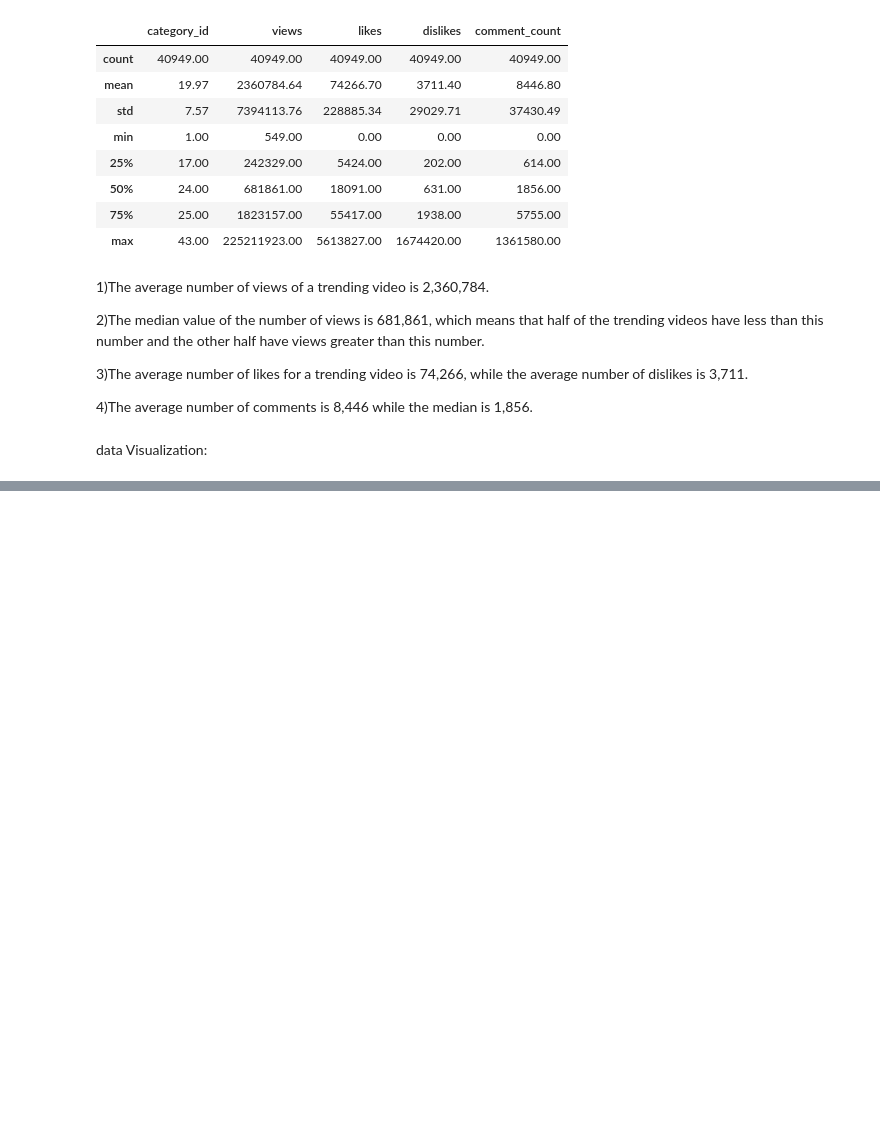
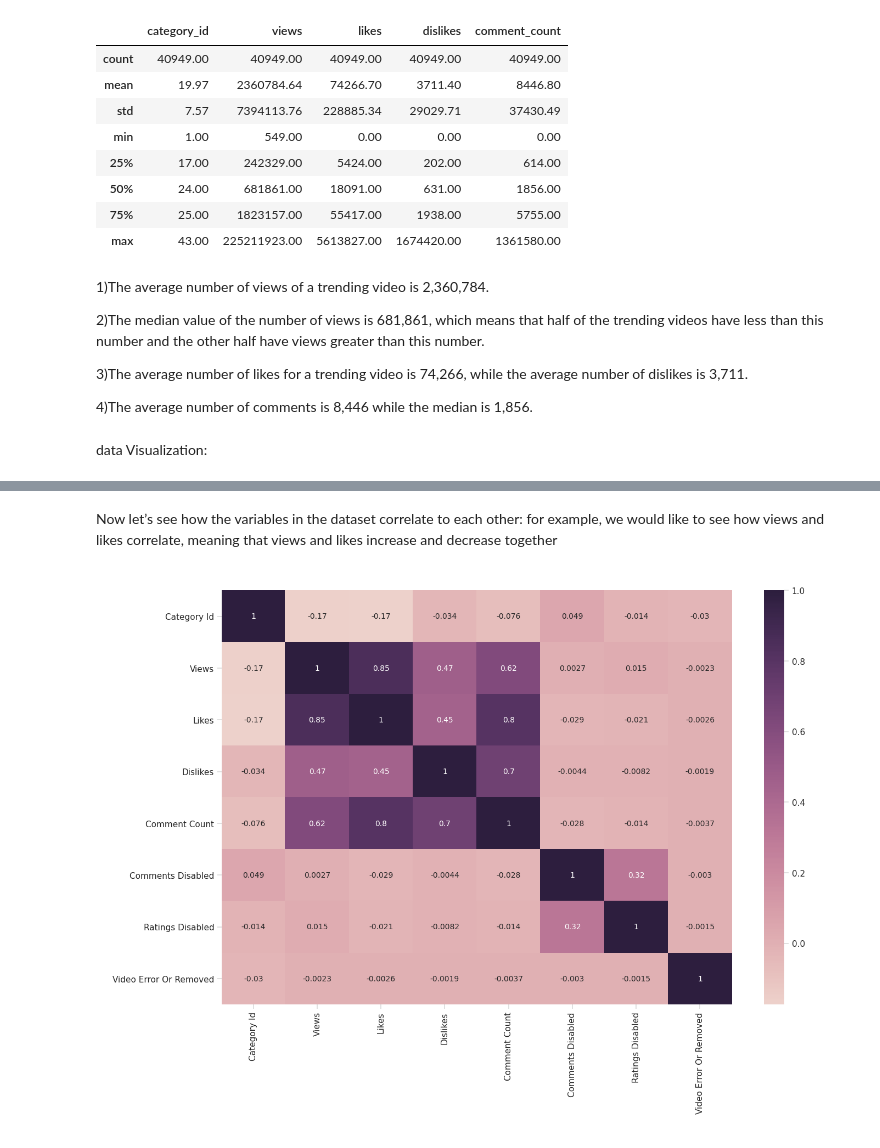
Before and after one commit to pradnyasangoram/Data-Analysis-of-YouTube-Videos, a Jupyter notebook: YouTubeTrendingVideos.ipynb, the cells around one changed output, grey strips where cells are left out. Drawn from its saved outputs; the diff is of its cells as text; code cells hidden in the pictures; blank space fills up the shorter version.

```diff
--- a/YouTubeTrendingVideos.ipynb
+++ b/YouTubeTrendingVideos.ipynb
@@ -99,0 +117,10 @@ findfont: Font family ['Arial'] not found. Falling back to DejaVu Sans.
+# %% [markdown]
+Now let’s see how the variables in the dataset correlate to each other: for example, we would like to see how views and likes correlate, meaning that views and likes increase and decrease together
+# %%
+h_labels = [x.replace('_', ' ').title() for x in
+            list(df.select_dtypes(include=['number', 'bool']).columns.values)]
+
+fig, ax = plt.subplots(figsize=(15,10))
+_ = sns.heatmap(df.corr(), annot=True, xticklabels=h_labels, yticklabels=h_labels, cmap=sns.cubehelix_palette(as_cmap=True), ax=ax)
+# %% [output]
+[figure, added]
```
Also changed, not shown: parts of 11 cells of this notebook.
